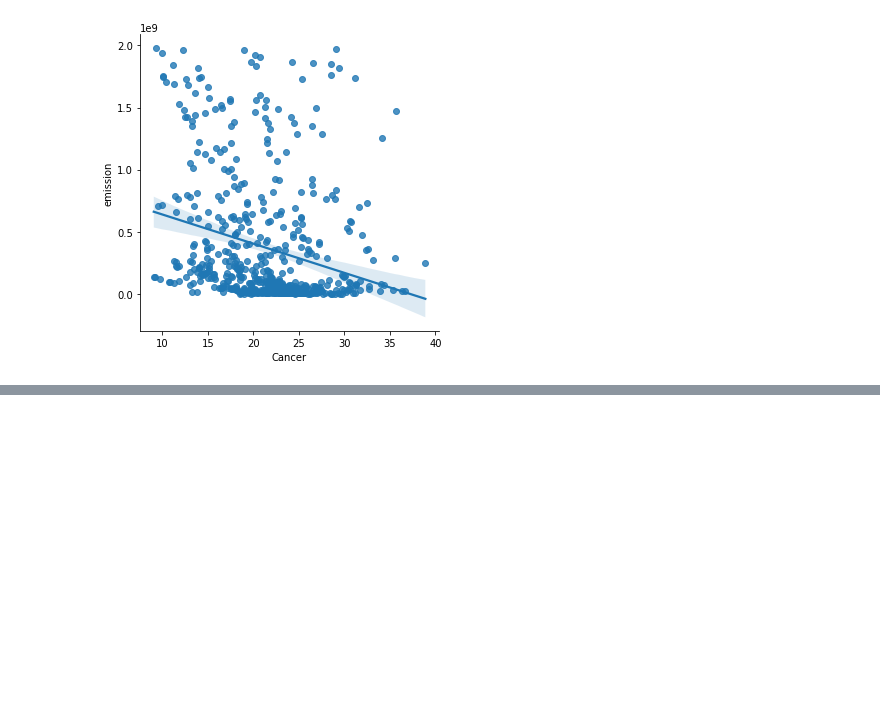
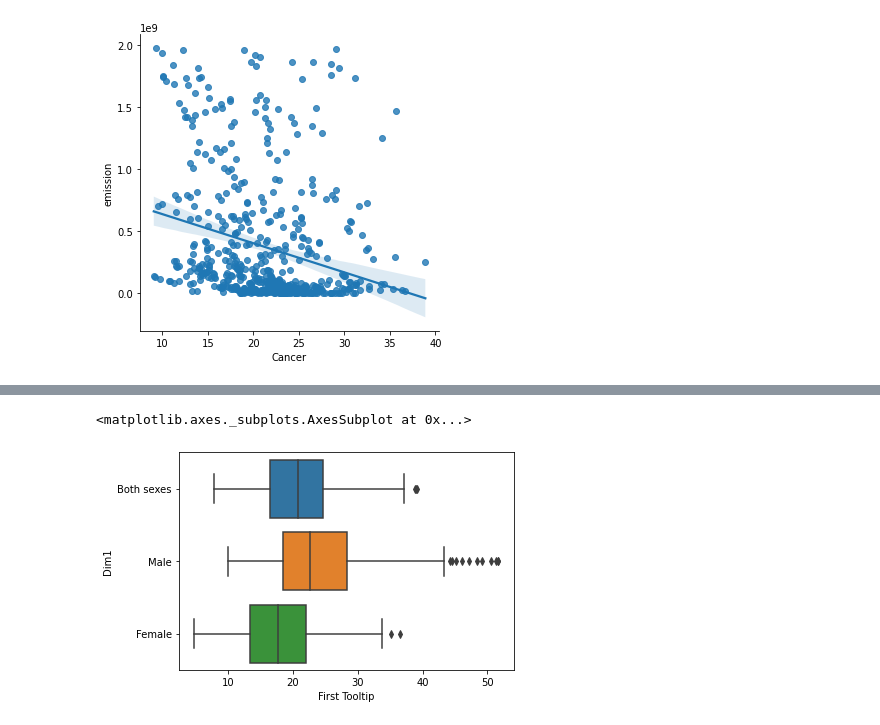
Before and after one commit to tplulu/python, a Jupyter notebook: Projet_data.ipynb, the cells around one changed output, grey strips where cells are left out. Drawn from its saved outputs; the diff is of its cells as text; code cells hidden in the pictures; blank space fills up the shorter version.

```diff
--- a/Projet_data.ipynb
+++ b/Projet_data.ipynb
@@ -99,0 +109,8 @@ sb.lmplot(
+# %%
+sb.boxplot(
+    data=cancer,
+    x="First Tooltip", y="Dim1",
+)
+# %% [output]
+<matplotlib.axes._subplots.AxesSubplot at 0x...>
+[figure, added]
```
Also changed, not shown: parts of 6 cells of this notebook.
